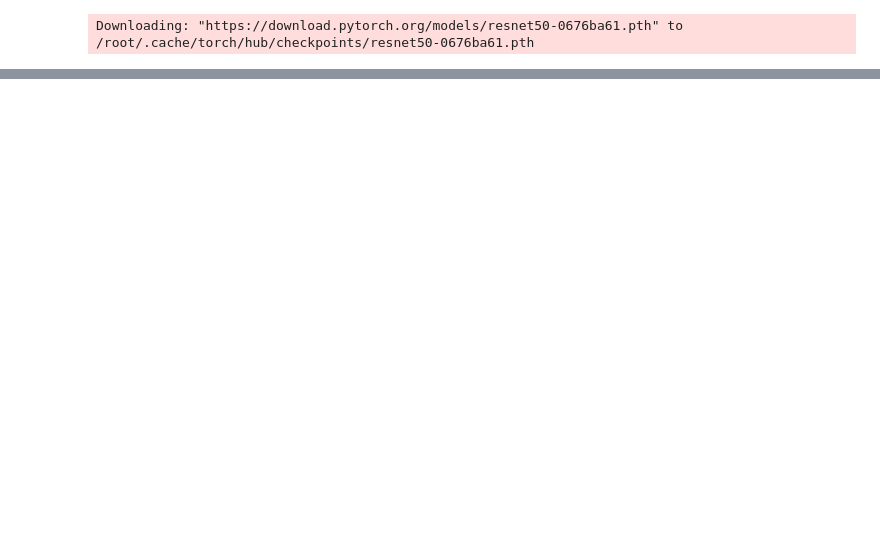
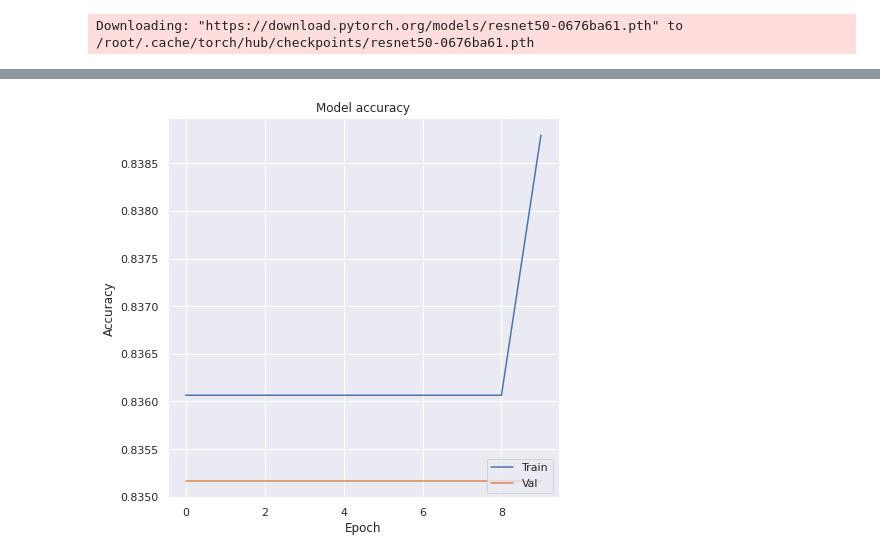
Before and after one commit to NimaZah/Cry, a Jupyter notebook: Infant_Cry.ipynb, the cells around one changed output, grey strips where cells are left out. Cells and saved outputs as stored; diff of their text form; code cells hidden in the pictures; blank space fills up the shorter version.

```diff
--- a/Infant_Cry.ipynb
+++ b/Infant_Cry.ipynb
@@ -288,0 +375,12 @@ TypeError: ignored
+# %%
+# Visualize the accuracy
+plt.figure(figsize=(7,7))
+plt.plot(model.history.history['accuracy'])
+plt.plot(model.history.history['val_accuracy'])
+plt.title('Model accuracy')
+plt.ylabel('Accuracy')
+plt.xlabel('Epoch')
+plt.legend(['Train', 'Val'], loc='lower right')
+plt.show()
+# %% [output]
+[figure, added]
```
Also changed, not shown: parts of 49 cells of this notebook.
